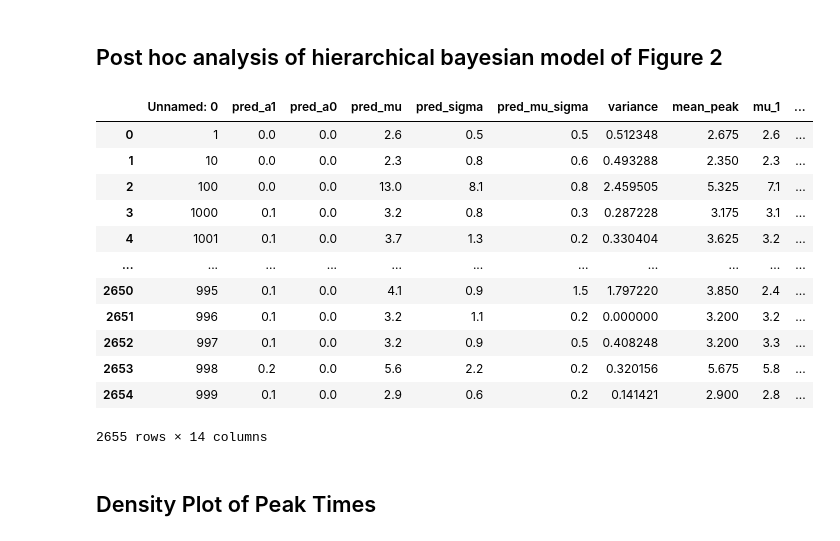
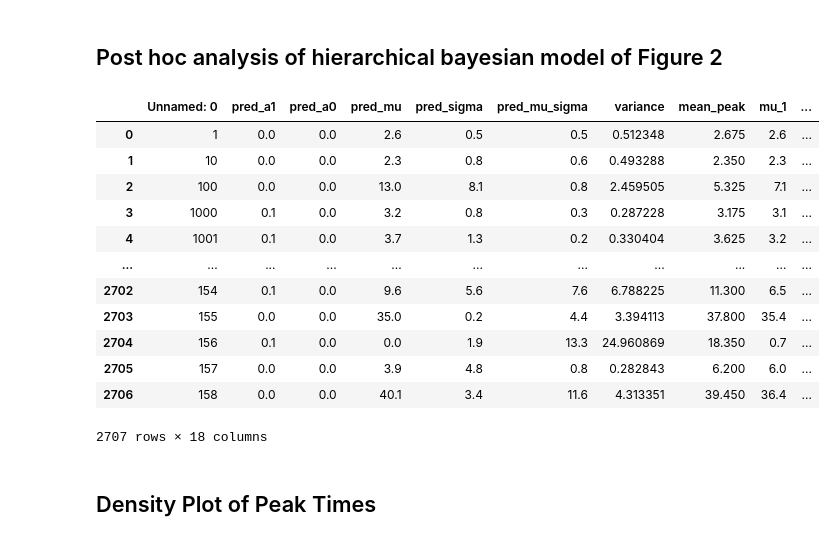
Before and after one commit to rsenne/dCA1_Paper, a Jupyter notebook: Ryan_Analyses_New/Figure_2_peak_props.ipynb, the cells around one changed output. Cells and saved outputs as stored; diff of their text form; code cells hidden in the pictures.

```diff
--- a/Ryan_Analyses_New/Figure_2_peak_props.ipynb
+++ b/Ryan_Analyses_New/Figure_2_peak_props.ipynb
@@ -18,21 +18,29 @@ from matplotlib.patches import Patch
 ## Post hoc analysis of hierarchical bayesian model of Figure 2
 # %%
 df = pd.read_csv(r"C:\Users\ryansenne\Desktop\Dill\astrocyte_shot_Gaussian_noise3_all.csv")
-df
+df = df[df['animal'] != 'F8']
+
+names = np.unique(df['animal'])
+
+df_2 = pd.read_csv(r"C:\Users\ryansenne\Desktop\Dill\astrocyte_NEWhab_Gaussian_noise3_all(1).csv")
+df_2 = df_2[~df_2['animal'].isin(names)]
+
+# combine the dfs
+df = pd.concat([df, df_2], ignore_index=True)
 # %% [output]
 |  | Unnamed: 0 | pred_a1 | pred_a0 | pred_mu | pred_sigma | pred_mu_sigma | variance | mean_peak | mu_1 | ... |
 | 0 | 1 | 0.0 | 0.0 | 2.6 | 0.5 | 0.5 | 0.512348 | 2.675 | 2.6 | ... |
 | 1 | 10 | 0.0 | 0.0 | 2.3 | 0.8 | 0.6 | 0.493288 | 2.350 | 2.3 | ... |
 | 2 | 100 | 0.0 | 0.0 | 13.0 | 8.1 | 0.8 | 2.459505 | 5.325 | 7.1 | ... |
 | 3 | 1000 | 0.1 | 0.0 | 3.2 | 0.8 | 0.3 | 0.287228 | 3.175 | 3.1 | ... |
 | 4 | 1001 | 0.1 | 0.0 | 3.7 | 1.3 | 0.2 | 0.330404 | 3.625 | 3.2 | ... |
 | ... | ... | ... | ... | ... | ... | ... | ... | ... | ... | ... |
-| 2650 | 995 | 0.1 | 0.0 | 4.1 | 0.9 | 1.5 | 1.797220 | 3.850 | 2.4 | ... |
-| 2651 | 996 | 0.1 | 0.0 | 3.2 | 1.1 | 0.2 | 0.000000 | 3.200 | 3.2 | ... |
-| 2652 | 997 | 0.1 | 0.0 | 3.2 | 0.9 | 0.5 | 0.408248 | 3.200 | 3.3 | ... |
-| 2653 | 998 | 0.2 | 0.0 | 5.6 | 2.2 | 0.2 | 0.320156 | 5.675 | 5.8 | ... |
-| 2654 | 999 | 0.1 | 0.0 | 2.9 | 0.6 | 0.2 | 0.141421 | 2.900 | 2.8 | ... |
+| 2702 | 154 | 0.1 | 0.0 | 9.6 | 5.6 | 7.6 | 6.788225 | 11.300 | 6.5 | ... |
+| 2703 | 155 | 0.0 | 0.0 | 35.0 | 0.2 | 4.4 | 3.394113 | 37.800 | 35.4 | ... |
+| 2704 | 156 | 0.1 | 0.0 | 0.0 | 1.9 | 13.3 | 24.960869 | 18.350 | 0.7 | ... |
+| 2705 | 157 | 0.0 | 0.0 | 3.9 | 4.8 | 0.8 | 0.282843 | 6.200 | 6.0 | ... |
+| 2706 | 158 | 0.0 | 0.0 | 40.1 | 3.4 | 11.6 | 4.313351 | 39.450 | 36.4 | ... |
-2655 rows × 14 columns
+2707 rows × 18 columns
 # %% [markdown]
 ## Density Plot of Peak Times
 # %% [markdown]
```
Also changed, not shown: parts of 9 cells of this notebook, 4 other files.
